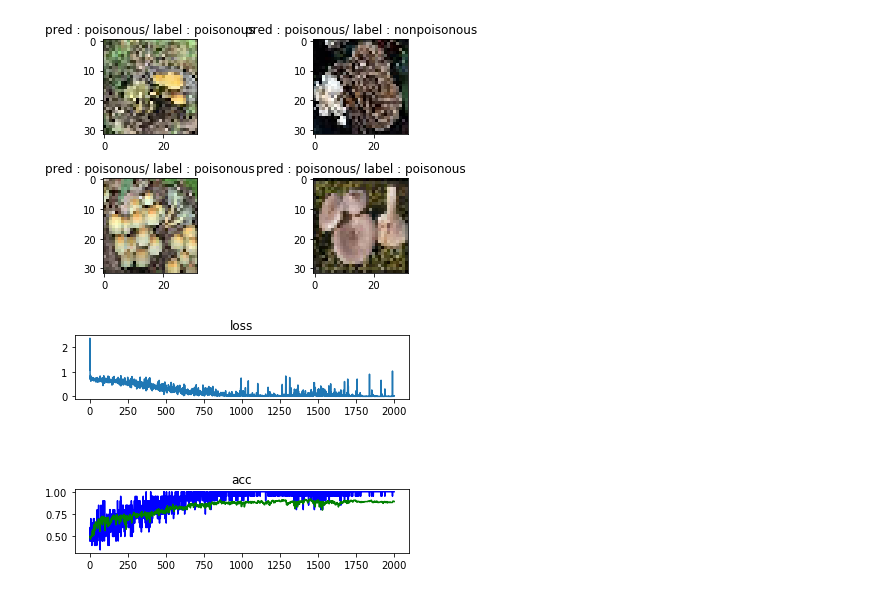
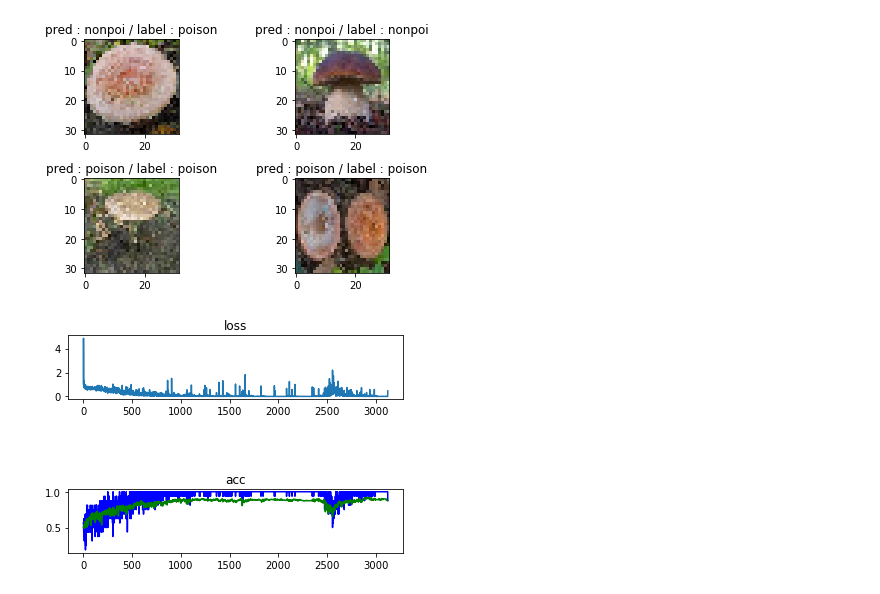
Before and after one commit to krlee407/Image_classification, a Jupyter notebook: #5. CNN.ipynb, the cells around one changed output. Cells and saved outputs as stored; diff of their text form; code cells hidden in the pictures.

```diff
--- a/#5. CNN.ipynb
+++ b/#5. CNN.ipynb
@@ -5,7 +5,7 @@ import numpy as np
 import pickle
 import json
 # %%
-data_set = pickle.load(open('mushroom.p', 'rb'))
+data_set = pickle.load(open('bnb.p', 'rb'))
 para = json.loads(open('para.json', 'r').read())
 # %%
 def get_key(index):
@@ -14,7 +14,10 @@ def get_key(index):
 def batch_index(l, batch_size):
     a = l // batch_size
     b = np.random.permutation(l)
-    return np.split(b, a)
+    c = np.split(b, [(i+1) * batch_size for i in range(a)])
+    if len(c[-1]) == 0:
+        c = c[:-1]
+    return c
 
 def cal_acc(pred_result_list):
     return sum(pred_result_list) / len(pred_result_list)
@@ -32,12 +35,12 @@ log = {
 tf.reset_default_graph()
 
 learning_rate = 0.001
-n_epochs = 20
-batch_size = 20
+n_epochs = 25
+batch_size = 16
 
-l_rate = para['learning_rate']
-num_of_iteration = para['num_of_iteration']
-print_frequency = para['print_frequency']
+#l_rate = para['learning_rate']
+#num_of_iteration = para['num_of_iteration']
+#print_frequency = para['print_frequency']
 
 X = tf.placeholder(tf.float32, [None, w, h, c])
 y = tf.placeholder(tf.int32, [None, 1])
@@ -115,25 +115,26 @@ Epoch: 19 Train accuracy: 1.0 Test accuracy: 0.89
 # %%
 %matplotlib inline
 index_list = np.random.randint(200, size = 4)
 for i in range(4):
     ind = index_list[i]
     test_pred = sess.run(logits, feed_dict={X: data_set['test_image'][ind].reshape((-1,32,32,3))})
     pred, label = get_key(np.argmax(test_pred)), get_key(int(data_set['test_label'][ind]))
     plt.subplot(221+i)
     plt.imshow(data_set['test_image'][ind]/255)
-    plt.title("pred : " + pred + "/ label : " + label)
+    plt.title("pred : " + pred[:6] + " / label : " + label[:6])
 plt.tight_layout()
 # %% [output]
-[figure, old version]
+[figure, new version]
 # %%
 sess.close()
 # %%
+l = len(log['loss'])
 plt.subplot(311)
-plt.plot(range(n_epochs * 100), log['loss'])
+plt.plot(range(l), log['loss'])
 plt.title('loss')
 plt.subplot(313)
-plt.plot(range(2000), log['train_acc'], 'b', range(2000), log['test_acc'], 'g')
+plt.plot(range(l), log['train_acc'], 'b', range(l), log['test_acc'], 'g')
 plt.title('acc')
 plt.show()
 # %% [output]
-[figure, old version]
+[figure, new version]
```
Also changed, not shown: parts of 1 cell of this notebook, 22 other files.
